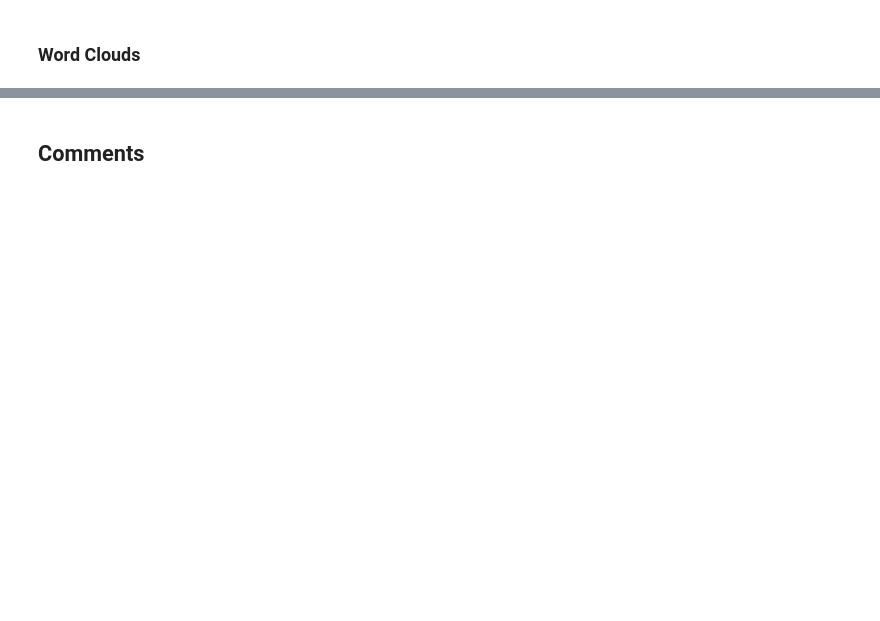
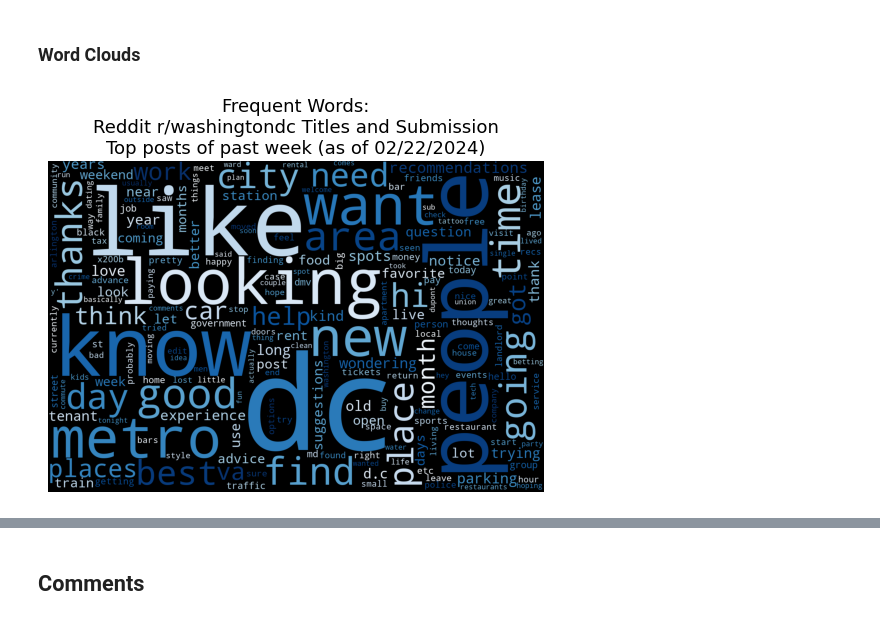
Before and after one commit to zshoorbajee/scrape_with_praw, a Jupyter notebook: explore_new_posts_prototype.ipynb, the cells around one changed output, grey strips where cells are left out. Saved outputs shown, nothing was run; the diff lists cells and outputs as text; code cells hidden in the pictures; blank space fills up the shorter version.

```diff
--- a/explore_new_posts_prototype.ipynb
+++ b/explore_new_posts_prototype.ipynb
@@ -259,5 +408,5 @@ wc = WordCloud(
     height=1000,
     )
 # %%
-fd_tokens = FreqDist(df_new_nlp['text_comb_tokens_no_sw'].explode())
+fd_tokens = FreqDist(df_nlp['text_comb_tokens_no_sw'].explode())
 # %%
@@ -265,10 +414,12 @@ fd_lemmas = FreqDist(df_new_nlp['text_comb_lemmas_no_sw'].explode())
 # %%
 wc.generate_from_frequencies(fd_tokens)
 plt.imshow(wc)
 plt.axis("off")
-plt.title('Frequent Words:\nReddit r/askreddit Titles and Submission\nTop posts of past year (as of 9/15/23)', fontsize=13)
+plt.title(f'Frequent Words:\nReddit r/{subreddit} Titles and Submission\nTop posts of past week (as of {date_retrieved})', fontsize=13)
 # plt.savefig('./images/word_cloud_tokens_text_comb2.png', dpi=500)
 plt.show()
+# %% [output]
+[figure, added]
 # %%
 wc.generate_from_frequencies(fd_lemmas)
 plt.imshow(wc)
```
Also changed, not shown: parts of 54 cells of this notebook.
